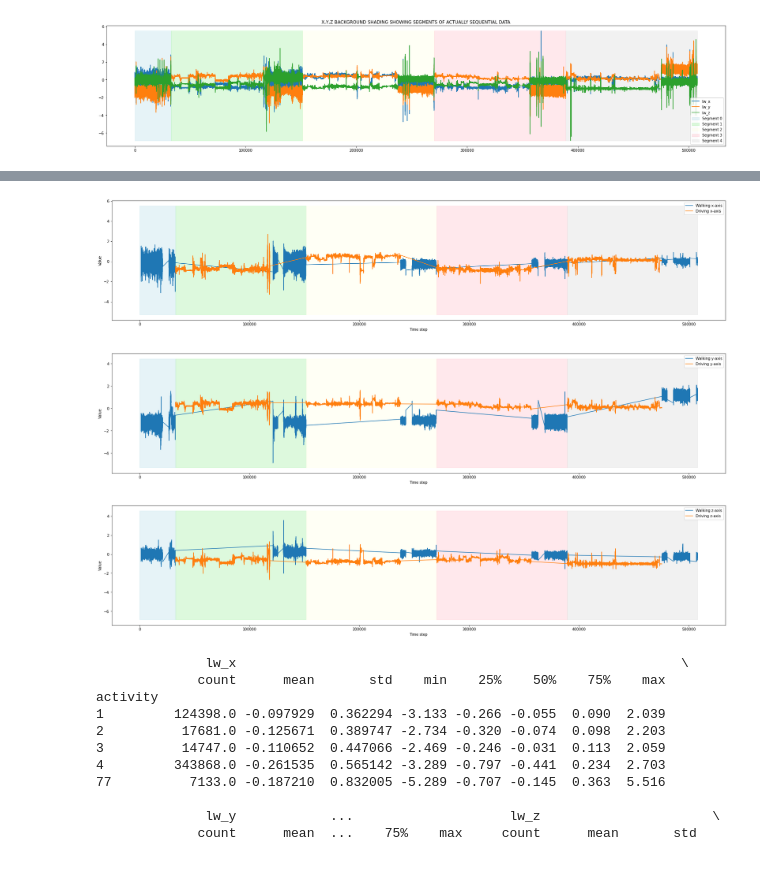
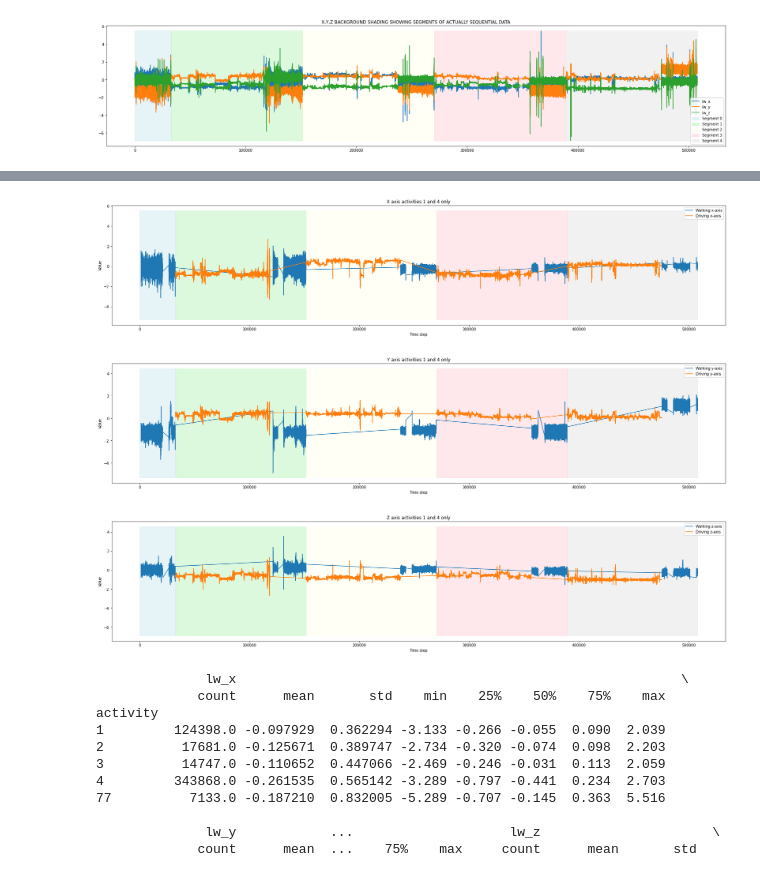
Before and after one commit to raymondfdavey/ML-Challenge2023, a Jupyter notebook: initial_inspection.ipynb, the cells around one changed output, grey strips where cells are left out. Cells and saved outputs as stored; diff of their text form; code cells hidden in the pictures.

Commit message:
Update initial_inspection.ipynb
added more plotting of segments

```diff
--- a/initial_inspection.ipynb
+++ b/initial_inspection.ipynb
@@ -55,6 +55,8 @@ ra_z: Right ankle z-axis measurement (gravitation acceleration [g])
 import pandas as pd
 
 df = pd.read_csv("./data/movementSensorData.csv")
+df = df.rename(columns={'Unnamed: 0': 'time_ms'})
+
 print(df)
 
 # df.plot(x=)
@@ -80,7 +82,7 @@ df.plot(y=["lw_x", "lw_y", "lw_z"], use_index=True,
 <Axes: title={'center': 'XYZ OVER INDEX'}>
 [figure]
 # %%
-df['time_diff'] = df['Unnamed: 0'].diff()
+df['time_diff'] = df['time_ms'].diff()
 
 # Initialize the segment number
 segment = 0
@@ -160,8 +162,28 @@ activity_legend = plt.legend(
 
 # Add the legend back to the plot to keep both legends
 ax.add_artist(activity_legend)
-plt.title("Plot with Continuous Data and Background Shading for Activities")
+plt.title("XYZ with Background Shading for Activities")
 plt.xlabel('Index')
+plt.show()
+
+
+colors = ['lightblue', 'lightgreen', 'lightyellow', 'lightpink', 'lightgray']
+plt.figure(figsize=(30, 6))
+plt.plot(df.index, df['lw_x'], label='lw_x')
+plt.plot(df.index, df['lw_y'], label='lw_y')
+plt.plot(df.index, df['lw_z'], label='lw_z')
+
+unique_segments = df['segment'].unique()
+for i, segment in enumerate(unique_segments):
+    segment_indices = df[df['segment'] == segment].index
+    if len(segment_indices) > 0:
+        color = colors[i % len(colors)]  # Cycle through colors
+        plt.fill_betweenx(y=[df[['lw_x', 'lw_y', 'lw_z']].min().min(), df[['lw_x', 'lw_y', 'lw_z']].max().max()],
+                          x1=segment_indices[0], x2=segment_indices[-1],
+                          color=color, alpha=0.3, label=f'Segment {segment}')
+
+plt.title("X,Y,Z BACKGROUND SHADING SHOWING SEGMENTS OF ACTUALLY SEQUENTIAL DATA")
+plt.legend()
 plt.show()
 
 # activities:
@@ -234,36 +213,37 @@ colors = ['lightblue', 'lightgreen', 'lightyellow', 'lightpink', 'lightgray']
 
 
 def plot_with_segments(axis, activity_1, activity_2, label_1, label_2):
     plt.figure(figsize=(30, 6))
 
     # Plot the data
     plt.plot(df.loc[df['activity'] == activity_1, axis], label=label_1)
     plt.plot(df.loc[df['activity'] == activity_2, axis], label=label_2)
 
     # Add shaded regions for segments
     unique_segments = df['segment'].unique()
     for i, segment in enumerate(unique_segments):
         segment_indices = df[df['segment'] == segment].index
         if len(segment_indices) > 0:
             color = colors[i % len(colors)]  # Cycle through colors
             plt.fill_betweenx(y=[df[axis].min(), df[axis].max()],
                               x1=segment_indices[0], x2=segment_indices[-1],
                               color=color, alpha=0.3)
 
+    plt.title(f'{axis[-1].upper()} axis activities 1 and 4 only')
     plt.legend(loc="upper right")
     plt.xlabel("Time step")
     plt.ylabel("Value")
     plt.show()
 
 
 # Plot for each axis
 plot_with_segments('lw_x', 1, 4, "Walking x-axis", "Driving x-axis")
 plot_with_segments('lw_y', 1, 4, "Walking y-axis", "Driving y-axis")
 plot_with_segments('lw_z', 1, 4, "Walking z-axis", "Driving z-axis")
 # %% [output]
-[figure, old version]
+[figure, new version]
-[figure, old version]
+[figure, new version]
-[figure, old version]
+[figure, new version]
 # %%
 # Filtering the DataFrame for activities 1 and 4
 # filtered_df = df[df['activity'].isin([1, 4])]
```
Also changed, not shown: parts of 3 cells of this notebook.
